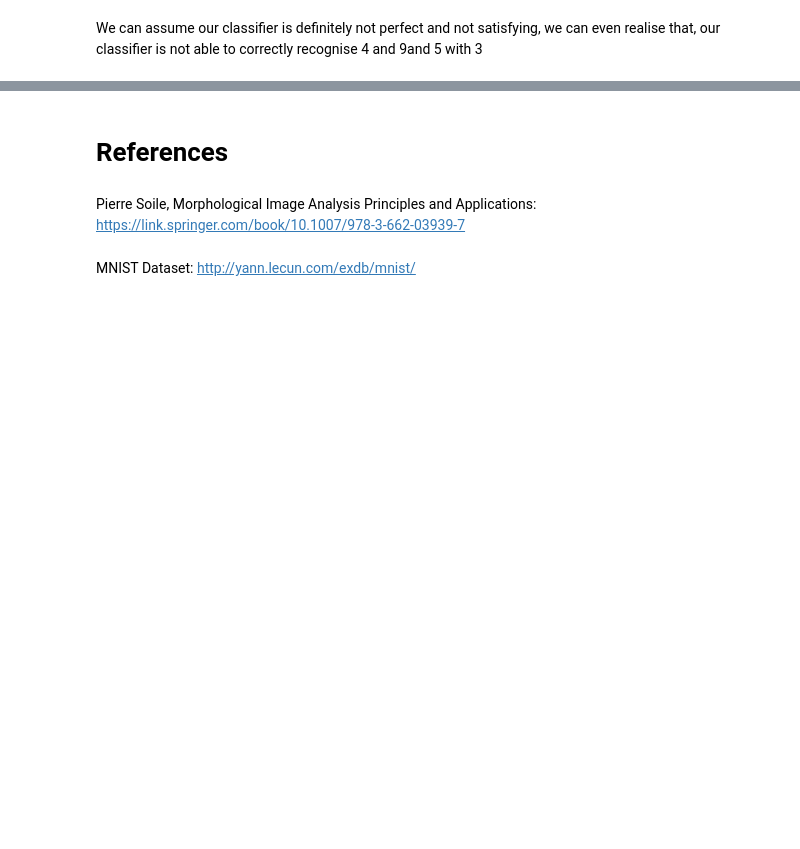
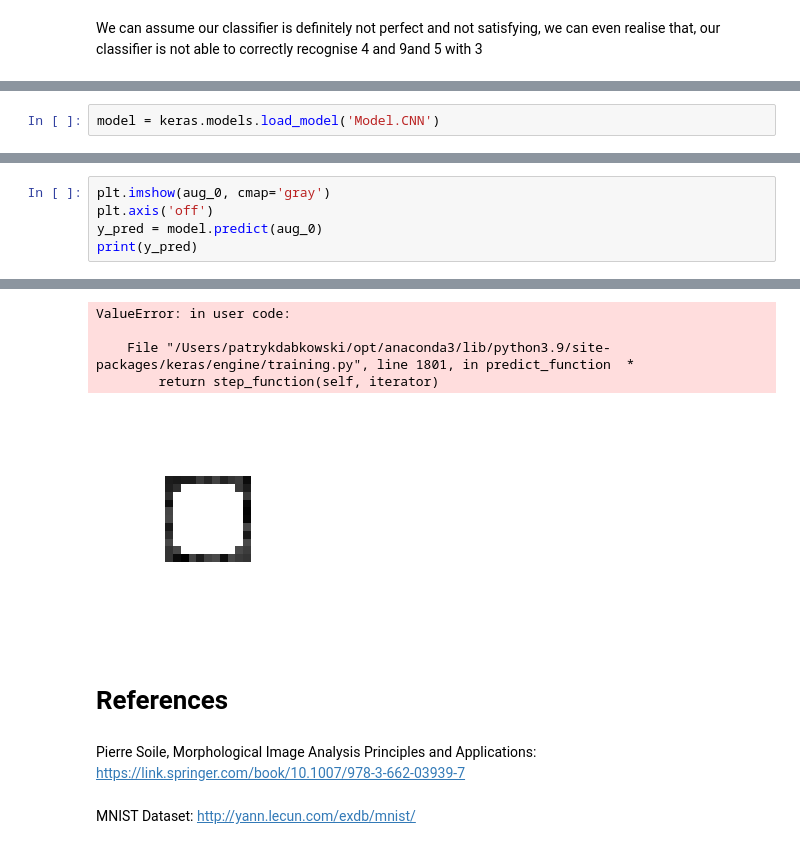
Before and after one commit to PatrickDabkowski/Classifier_Model, a Jupyter notebook: Image Classifier Visualization and Documentation.ipynb, the cells around one changed output, grey strips where cells are left out. Cells and saved outputs as stored; diff of their text form; blank space fills up the shorter version.

```diff
--- a/Image Classifier Visualization and Documentation.ipynb
+++ b/Image Classifier Visualization and Documentation.ipynb
@@ -268,0 +366,2 @@ We can assume our classifier is definitely not perfect and not satisfying, we ca
+# %%
+model = keras.models.load_model('Model.CNN')
@@ -268,0 +374,6 @@ We can assume our classifier is definitely not perfect and not satisfying, we ca
+# %%
+plt.imshow(aug_0, cmap='gray')
+plt.axis('off')
+y_pred = model.predict(aug_0)
+print(y_pred)
+# %% [output]
@@ -269,3 +381,8 @@ We can assume our classifier is definitely not perfect and not satisfying, we ca
+ValueError: in user code:
+
+    File "/Users/patrykdabkowski/opt/anaconda3/lib/python3.9/site-packages/keras/engine/training.py", line 1801, in predict_function  *
+        return step_function(self, iterator)
+[figure, added]
 # %% [markdown]
 # References
 # %% [markdown]
```
Also changed, not shown: parts of 26 cells of this notebook, 2 other files.
